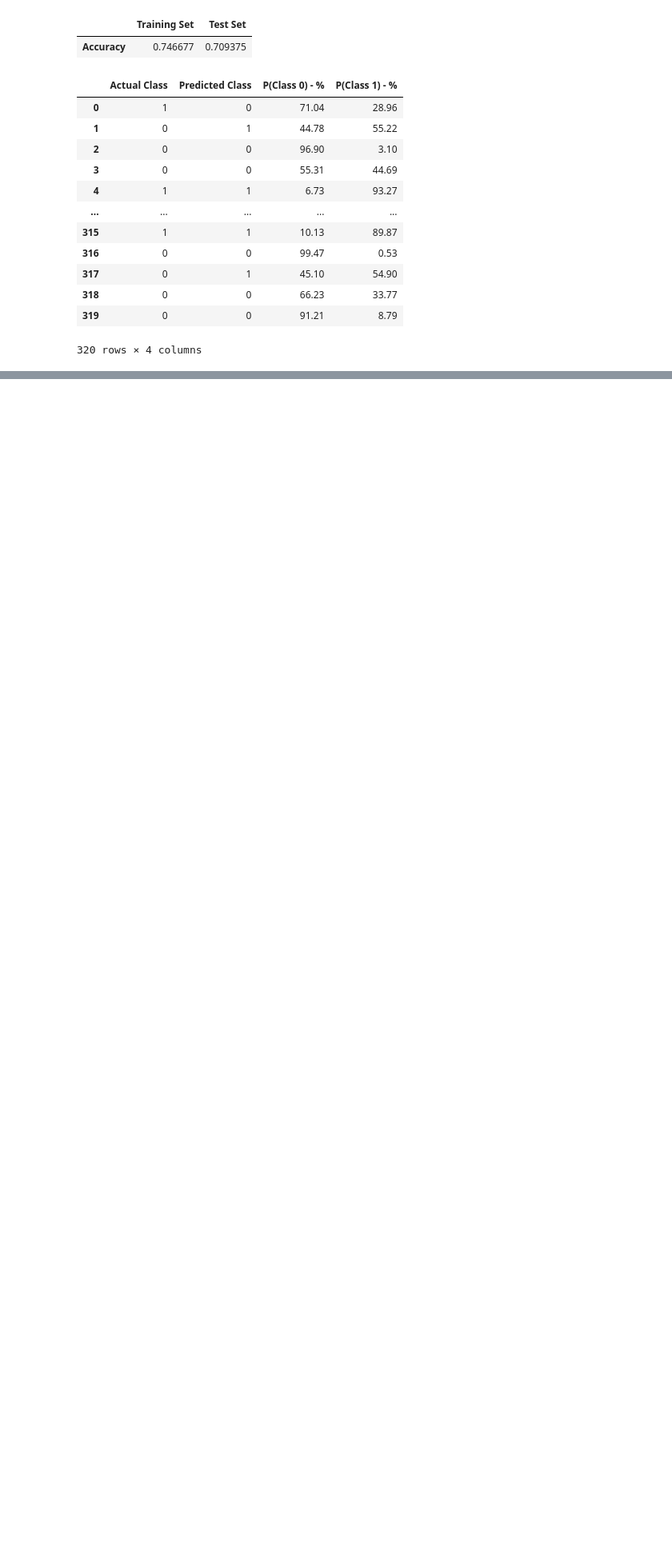
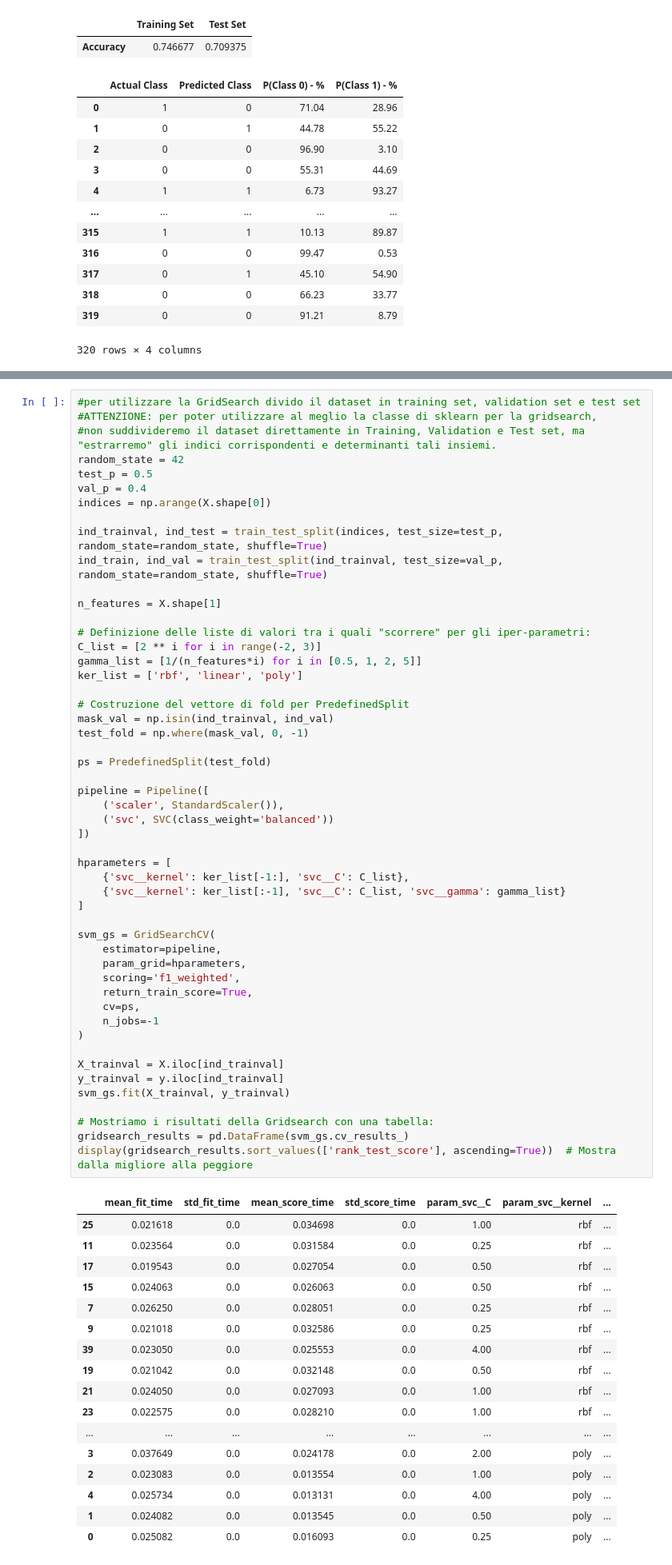
Before and after one commit to frameleee/progetto-MIA, a Jupyter notebook: notebooks/eda.ipynb, the cells around one changed output, grey strips where cells are left out. Shown at 80% size. Cells and saved outputs as stored; diff of their text form; blank space fills up the shorter version.

```diff
--- a/notebooks/eda.ipynb
+++ b/notebooks/eda.ipynb
@@ -466,3 +466,72 @@ axs[1].set_title(f'SVM SOFT - C={C_soft}')
 | test | 0.753125 | 0.73125 |
 Text(0.5, 1.0, 'SVM SOFT - C=0.01')
 [figure]
+# %%
+#per utilizzare la GridSearch divido il dataset in training set, validation set e test set
+#ATTENZIONE: per poter utilizzare al meglio la classe di sklearn per la gridsearch,
+#non suddivideremo il dataset direttamente in Training, Validation e Test set, ma "estrarremo" gli indici corrispondenti e determinanti tali insiemi.
+random_state = 42
+test_p = 0.5
+val_p = 0.4
+indices = np.arange(X.shape[0])
+
+ind_trainval, ind_test = train_test_split(indices, test_size=test_p, random_state=random_state, shuffle=True)
+ind_train, ind_val = train_test_split(ind_trainval, test_size=val_p, random_state=random_state, shuffle=True)
+
+n_features = X.shape[1]
+
+# Definizione delle liste di valori tra i quali "scorrere" per gli iper-parametri:
+C_list = [2 ** i for i in range(-2, 3)]
+gamma_list = [1/(n_features*i) for i in [0.5, 1, 2, 5]]
+ker_list = ['rbf', 'linear', 'poly']
+
+# Costruzione del vettore di fold per PredefinedSplit
+mask_val = np.isin(ind_trainval, ind_val)
+test_fold = np.where(mask_val, 0, -1)
+
+ps = PredefinedSplit(test_fold)
+
+pipeline = Pipeline([
+    ('scaler', StandardScaler()),
+    ('svc', SVC(class_weight='balanced'))
+])
+
+hparameters = [
+    {'svc__kernel': ker_list[-1:], 'svc__C': C_list},
+    {'svc__kernel': ker_list[:-1], 'svc__C': C_list, 'svc__gamma': gamma_list}
+]
+
+svm_gs = GridSearchCV(
+    estimator=pipeline,
+    param_grid=hparameters,
+    scoring='f1_weighted',
+    return_train_score=True,
+    cv=ps,
+    n_jobs=-1
+)
+
+X_trainval = X.iloc[ind_trainval]
+y_trainval = y.iloc[ind_trainval]
+svm_gs.fit(X_trainval, y_trainval)
+
+# Mostriamo i risultati della Gridsearch con una tabella:
+gridsearch_results = pd.DataFrame(svm_gs.cv_results_)
+display(gridsearch_results.sort_values(['rank_test_score'], ascending=True))  # Mostra dalla migliore alla peggiore
+# %% [output]
+|  | mean_fit_time | std_fit_time | mean_score_time | std_score_time | param_svc__C | param_svc__kernel | ... |
+| 25 | 0.021618 | 0.0 | 0.034698 | 0.0 | 1.00 | rbf | ... |
+| 11 | 0.023564 | 0.0 | 0.031584 | 0.0 | 0.25 | rbf | ... |
+| 17 | 0.019543 | 0.0 | 0.027054 | 0.0 | 0.50 | rbf | ... |
+| 15 | 0.024063 | 0.0 | 0.026063 | 0.0 | 0.50 | rbf | ... |
+| 7 | 0.026250 | 0.0 | 0.028051 | 0.0 | 0.25 | rbf | ... |
+| 9 | 0.021018 | 0.0 | 0.032586 | 0.0 | 0.25 | rbf | ... |
+| 39 | 0.023050 | 0.0 | 0.025553 | 0.0 | 4.00 | rbf | ... |
+| 19 | 0.021042 | 0.0 | 0.032148 | 0.0 | 0.50 | rbf | ... |
+| 21 | 0.024050 | 0.0 | 0.027093 | 0.0 | 1.00 | rbf | ... |
+| 23 | 0.022575 | 0.0 | 0.028210 | 0.0 | 1.00 | rbf | ... |
+| ... | ... | ... | ... | ... | ... | ... | ... |
+| 3 | 0.037649 | 0.0 | 0.024178 | 0.0 | 2.00 | poly | ... |
+| 2 | 0.023083 | 0.0 | 0.013554 | 0.0 | 1.00 | poly | ... |
+| 4 | 0.025734 | 0.0 | 0.013131 | 0.0 | 4.00 | poly | ... |
+| 1 | 0.024082 | 0.0 | 0.013545 | 0.0 | 0.50 | poly | ... |
+| 0 | 0.025082 | 0.0 | 0.016093 | 0.0 | 0.25 | poly | ... |
```
Also changed, not shown: parts of 4 cells of this notebook.
